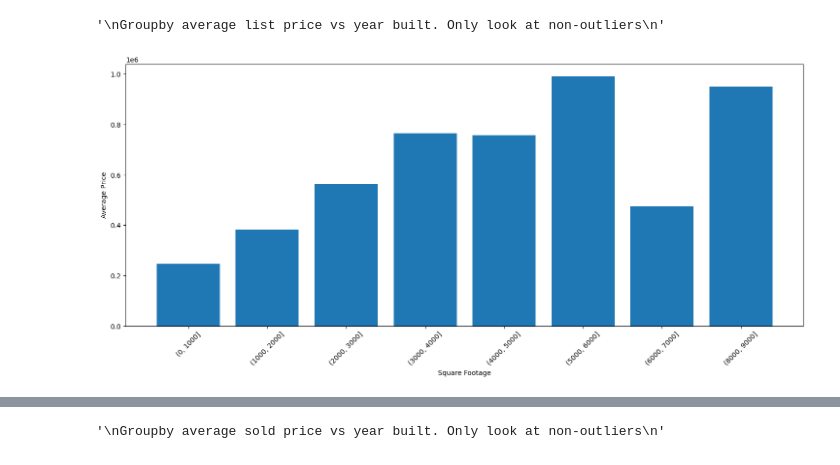
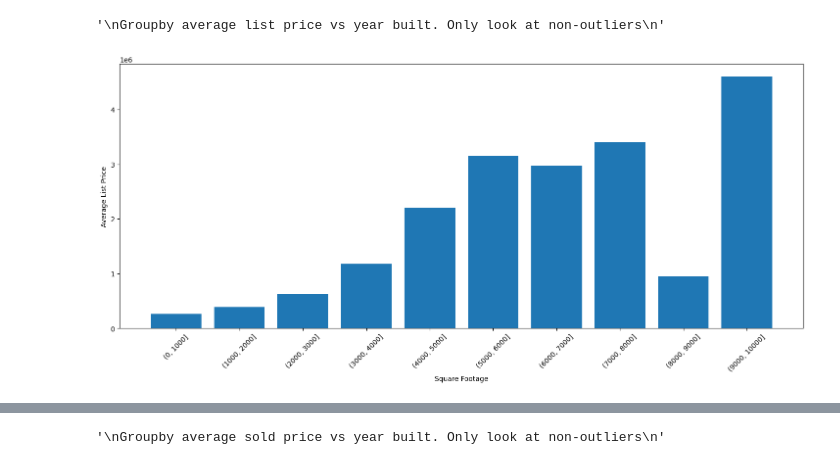
Before and after one commit to Jonathan-Tiede/RealEstate_Recommender, a Jupyter notebook: dataEDA.ipynb, the cells around one changed output, grey strips where cells are left out. Cells and saved outputs as stored; diff of their text form; code cells hidden in the pictures.

```diff
--- a/dataEDA.ipynb
+++ b/dataEDA.ipynb
@@ -54,15 +30,3 @@ df_recentlySold = pd.read_csv('cleaned_recentlySold_data.csv', index_col=0)
 
 df_recentlySold['dateSold'] = pd.to_datetime(df_recentlySold['dateSoldString'])
 df_recentlySold.drop('dateSoldString', axis=1, inplace=True)
-# %%
-'''
-Check for outliers in list price and sold price.
-'''
-
-soldPrice = df_recentlySold['price'].sort_values()
-outlierBoolean = outliers(soldPrice)
-df_recentlySold.insert(5, "priceOutlier", outlierBoolean, True)
-
-listPrice = df_forSale['price'].sort_values()
-outlierBoolean = outliers(listPrice)
-df_forSale.insert(4, "priceOutlier", outlierBoolean, True)
@@ -319,36 +273,36 @@ Groupby average list price vs year built. Only look at non-outliers
 # %%
 '''
 Groupby average square feet vs average price. Only look at non-outliers
 '''
 
 fig, ax = plt.subplots(figsize =(18, 7))
 
 data = pd.DataFrame()
 
-data = df_forSale['price'].loc[df_forSale['priceOutlier']==0].groupby(pd.cut(df_forSale['livingAreaValue'], list(range(0, 10001, 1000)))).mean().reset_index()
-# data = df_forSale['price'].groupby(pd.cut(df_forSale['livingAreaValue'], list(range(0, 10001, 1000)))).mean().reset_index()
+# data = df_forSale['listPrice'].loc[df_forSale['priceOutlier']==0].groupby(pd.cut(df_forSale['livingAreaValue'], list(range(0, 10001, 1000)))).mean().reset_index()
+data = df_forSale['listPrice'].groupby(pd.cut(df_forSale['livingAreaValue'], list(range(0, 10001, 1000)))).mean().reset_index()
 
 '''
 Open Interval = (x,y) -> from x to y but not including either x or y
 Closed Interval = [x,y] -> from x to y while also inlcuding x and y
 '''
 
-data.dropna(subset=['price'], inplace=True)
+data.dropna(subset=['listPrice'], inplace=True)
 
-data.rename(columns={'price':'averagePrice'}, inplace=True)
+data.rename(columns={'listPrice':'averageListPrice'}, inplace=True)
 
 data.reset_index(inplace=True)
 data['livingAreaValue'] = data['livingAreaValue'].apply(str)
 
-ax.bar(x=data['livingAreaValue'], height=data['averagePrice'])
+ax.bar(x=data['livingAreaValue'], height=data['averageListPrice'])
 plt.xticks(rotation=45)
-plt.ylabel('Average Price')
+plt.ylabel('Average List Price')
 plt.xlabel('Square Footage')
 plt.show()
 
 del data
 # %% [output]
-[figure, old version]
+[figure, new version]
 # %%
 '''
 Groupby average square feet vs average sold price. Only look at non-outliers
```
Also changed, not shown: parts of 14 cells of this notebook, 5 other files.
